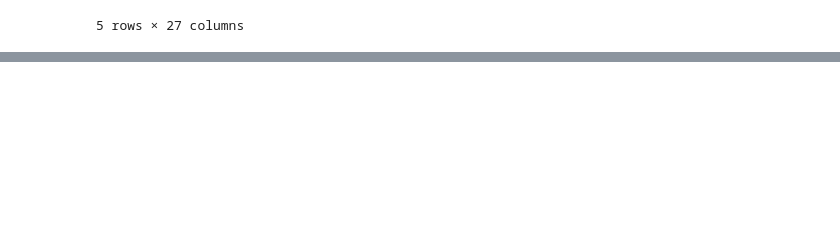
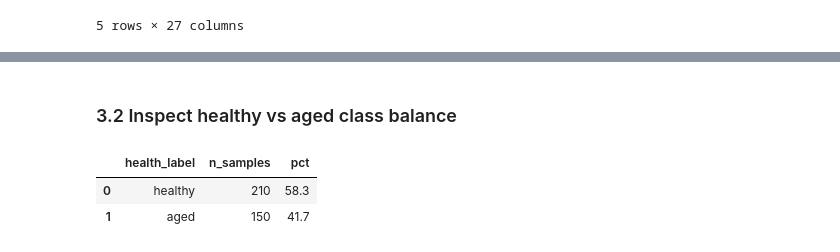
Before and after one commit to ChouaibB/battery-diagnostics-impedance-ml-examples, a Jupyter notebook: notebooks/03_Healthy_vs_Aged_Classification_from_EIS.ipynb, the cells around one changed output, grey strips where cells are left out. Saved outputs shown, nothing was run; the diff lists cells and outputs as text; code cells hidden in the pictures; blank space fills up the shorter version.

```diff
--- a/notebooks/03_Healthy_vs_Aged_Classification_from_EIS.ipynb
+++ b/notebooks/03_Healthy_vs_Aged_Classification_from_EIS.ipynb
@@ -135,0 +174,20 @@ Feature table shape: (360, 27)
+# %% [markdown]
+### 3.2 Inspect healthy vs aged class balance
+# %%
+# Count samples per class
+label_counts = (
+    data["health_label"]
+    .value_counts()
+    .rename_axis("health_label")
+    .reset_index(name="n_samples")
+)
+
+# Add percentages
+total = label_counts["n_samples"].sum()
+label_counts["pct"] = (label_counts["n_samples"] / total * 100).round(1)
+
+label_counts
+# %% [output]
+|  | health_label | n_samples | pct |
+| 0 | healthy | 210 | 58.3 |
+| 1 | aged | 150 | 41.7 |
```
Also changed, not shown: parts of 4 cells of this notebook.
